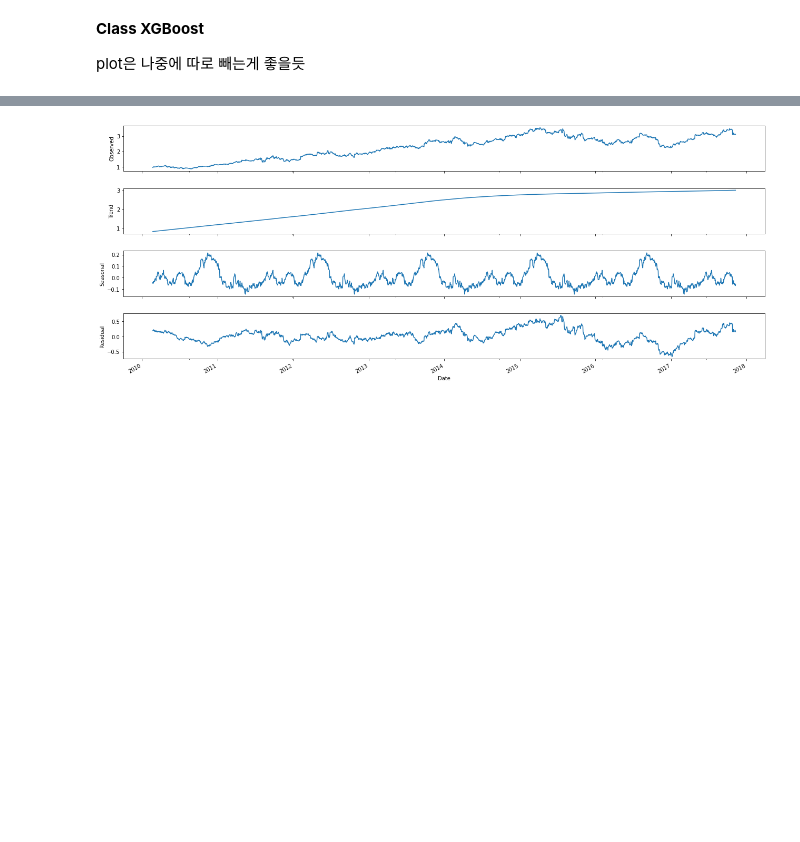
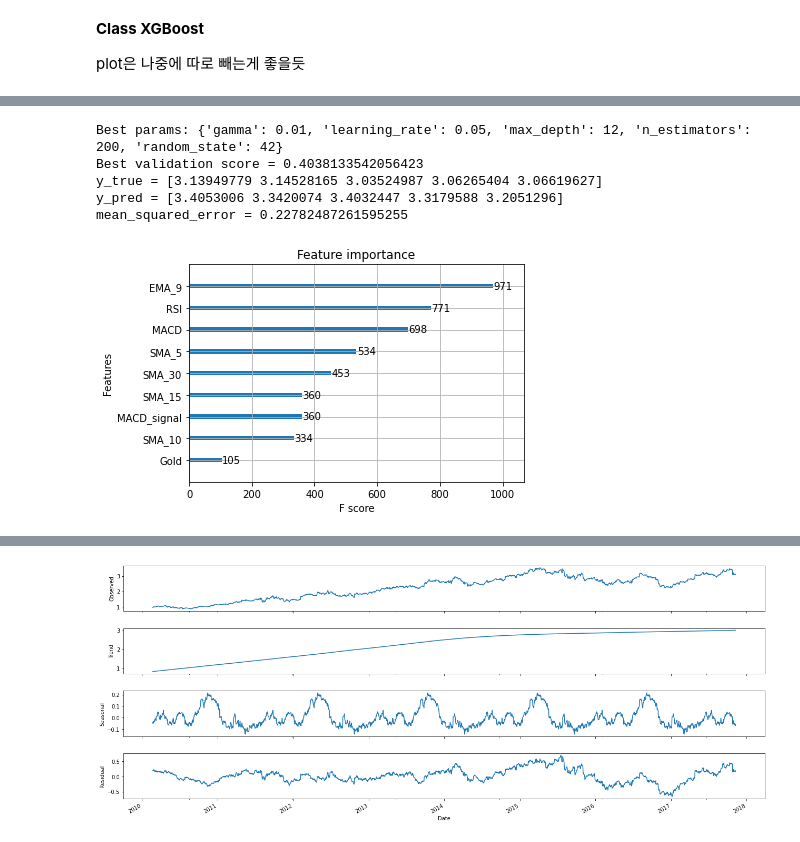
Before and after one commit to dydfuf/BigData, a Jupyter notebook: bigdata.ipynb, the cells around one changed output, grey strips where cells are left out. Drawn from its saved outputs; the diff is of its cells as text; code cells hidden in the pictures; blank space fills up the shorter version.

Commit message:
stock to stock, stock to crypto

```diff
--- a/bigdata.ipynb
+++ b/bigdata.ipynb
@@ -407,9 +383,12 @@ class XGBoost():
     self.NAME = dataName
     self.isCrypto = isCrypto
 
-    self.df = pd.read_csv(os.path.join(self.DIRECTORY, self.NAME.lower() + '.us.txt'), sep=',')
+    if isCrypto:
+      self.df = pd.read_csv(dataName + '.csv', sep=',')
+    else:
+      self.df = pd.read_csv(os.path.join(self.DIRECTORY, self.NAME.lower() + '.us.txt'), sep=',')
     self.gold = pd.read_csv(os.path.join('monthly_csv.csv'), sep=",")
-    self.gold['Date'] = pd.to_datetime(gold['Date'])
+    self.gold['Date'] = pd.to_datetime(self.gold['Date'])
 
     if isCrypto:
       drop_cr_col = ['SNo', "Name", "Symbol", "Marketcap"]
@@ -420,6 +399,9 @@ class XGBoost():
     self.df['Date'] = pd.to_datetime(self.df['Date'])
     self.df = self.df[(self.df['Date'].dt.year >= 2010)].copy()
     self.df.index = range(len(self.df))
+
+    if isCrypto:
+      self.df = self.df[(self.df['Date'].dt.year <= 2016)].copy()
 
     self.df['Gold'] = 0.0
 
@@ -452,6 +434,8 @@ class XGBoost():
     self.X_test  = 0
 
     self.y_pred = 0
+
+    self.model = 0
 
   def add_moving_average(self):
     self.df['EMA_9'] = self.df['Close'].ewm(9).mean().shift()
@@ -539,15 +523,18 @@ class XGBoost():
 
     plot_importance(model)
 
-    self.predict(model, self.X_test, self.y_test)
+    self.model = model
+
+    self.y_pred = self.predict(model, self.X_test, self.y_test)
 
 
   def predict(self, model, pred, origin):
-    self.y_pred = model.predict(pred)
+    y_pred = model.predict(pred)
     print(f'y_true = {np.array(origin)[:5]}')
-    print(f'y_pred = {self.y_pred[:5]}')
+    print(f'y_pred = {y_pred[:5]}')
 
-    print(f'mean_squared_error = {mean_squared_error(self.y_test, self.y_pred)}')
+    print(f'mean_squared_error = {mean_squared_error(origin, y_pred)}')
+    return y_pred
 
 
   def regularization(self):
@@ -555,3 +542,6 @@ class XGBoost():
 
     for aCol in regularization_cols:
       self.df[aCol] /= self.df[aCol][0]
+
+  def getModel(self):
+    return self.model
@@ -563,0 +548,4 @@ See the caveats in the documentation: https://pandas.pydata.org/pandas-docs/stab
+# %%
+a = XGBoost()
+c = XGBoost(dataName="coin_Bitcoin", isCrypto=True)
+b = XGBoost(dataName='bbw')
@@ -563,0 +568,9 @@ See the caveats in the documentation: https://pandas.pydata.org/pandas-docs/stab
+# %%
+c.train()
+# %% [output]
+Best params: {'gamma': 0.01, 'learning_rate': 0.05, 'max_depth': 12, 'n_estimators': 200, 'random_state': 42}
+Best validation score = 0.4038133542056423
+y_true = [3.13949779 3.14528165 3.03524987 3.06265404 3.06619627]
+y_pred = [3.4053006 3.3420074 3.4032447 3.3179588 3.2051296]
+mean_squared_error = 0.22782487261595255
+[figure, added]
```
Also changed, not shown: parts of 20 cells of this notebook.
